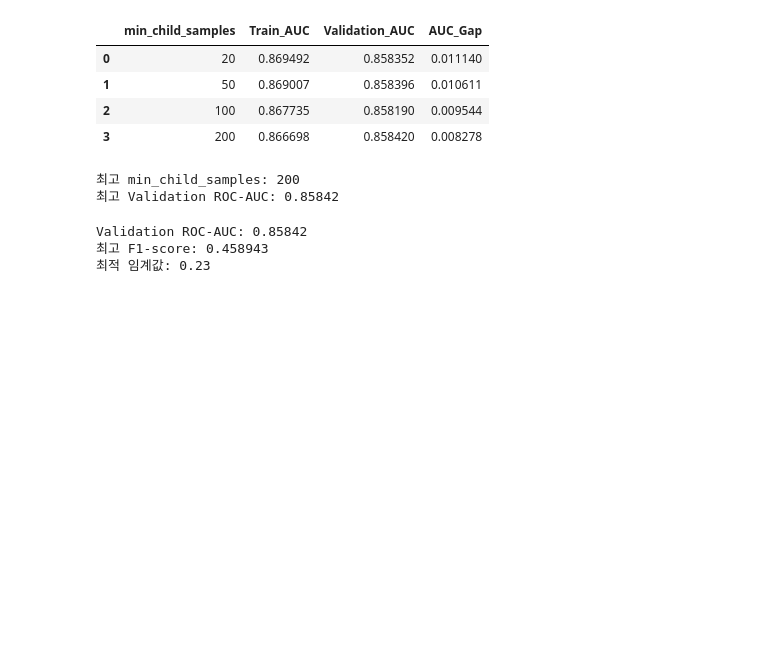
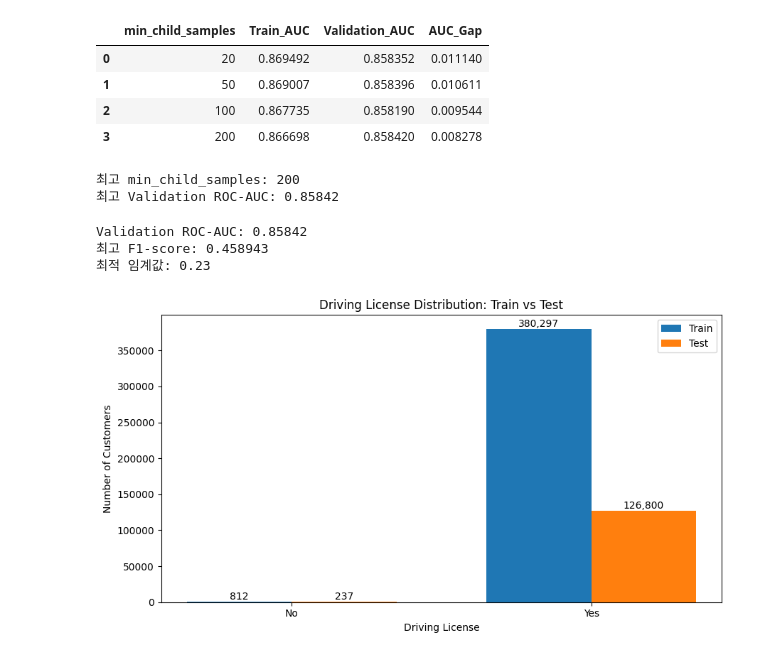
Before and after one commit to zzengmo/18_ML_03, a Jupyter notebook: 김현모/insurance_prediction.ipynb, the cells around one changed output. Drawn from its saved outputs; the diff is of its cells as text; code cells hidden in the pictures; blank space fills up the shorter version.

```diff
--- a/김현모/insurance_prediction.ipynb
+++ b/김현모/insurance_prediction.ipynb
@@ -2191,3 +2187,51 @@ print('최적 임계값:', best_f1['Threshold'])
 Validation ROC-AUC: 0.85842
 최고 F1-score: 0.458943
 최적 임계값: 0.23
+# %%
+
+# Train과 Test의 운전면허 보유 여부별 고객 수 계산
+train_license = train['Driving_License'].value_counts().reindex([0, 1], fill_value=0)
+test_license = test['Driving_License'].value_counts().reindex([0, 1], fill_value=0)
+
+# 그래프에 사용할 데이터
+labels = ['No', 'Yes']
+x = np.arange(len(labels))
+width = 0.35
+
+# 그래프 생성
+plt.figure(figsize=(9, 5))
+
+bars1 = plt.bar(
+    x - width / 2,
+    train_license.values,
+    width,
+    label='Train'
+)
+
+bars2 = plt.bar(
+    x + width / 2,
+    test_license.values,
+    width,
+    label='Test'
+)
+
+# 막대 위 고객 수 표시
+for bars in [bars1, bars2]:
+    for bar in bars:
+        plt.text(
+            bar.get_x() + bar.get_width() / 2,
+            bar.get_height(),
+            f'{int(bar.get_height()):,}',
+            ha='center',
+            va='bottom'
+        )
+
+plt.title('Driving License Distribution: Train vs Test')
+plt.xlabel('Driving License')
+plt.ylabel('Number of Customers')
+plt.xticks(x, labels)
+plt.legend()
+plt.tight_layout()
+plt.show()
+# %% [output]
+[figure, added]
```
Also changed, not shown: parts of 35 cells of this notebook.
